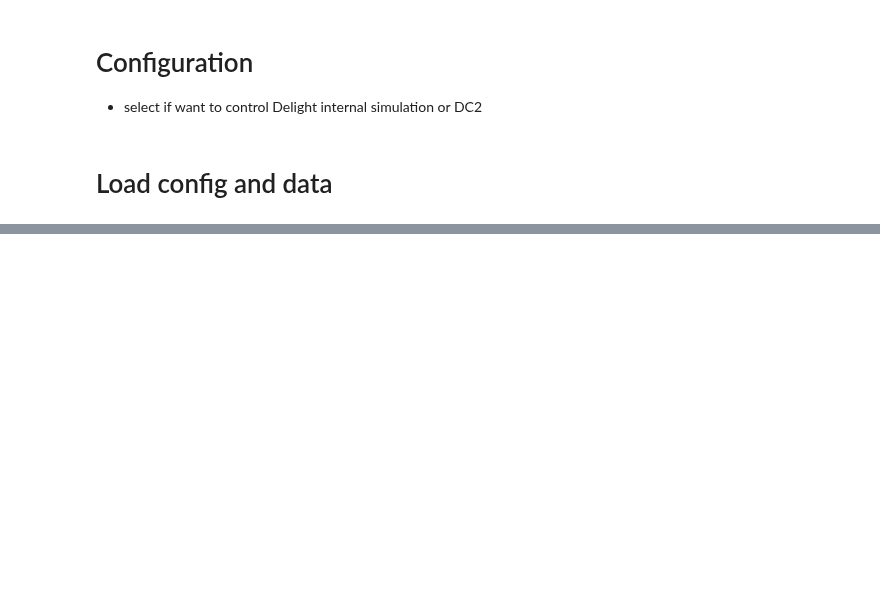
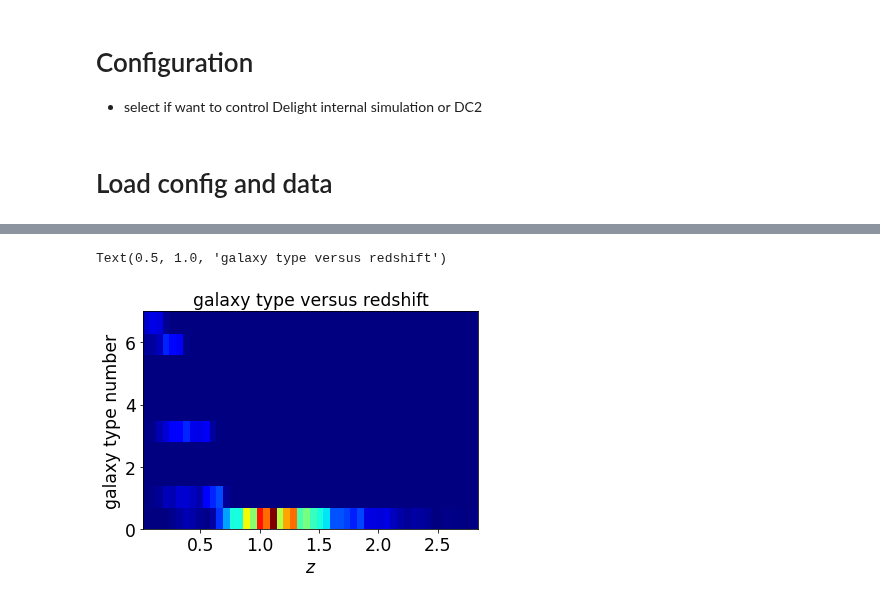
Before and after one commit to sylvielsstfr/MyDockerTools, a Jupyter notebook: UbuntuAnacondaDelightRail/notebooks/test_delight_learn/test_delightlearn.ipynb, the cells around one changed output, grey strips where cells are left out. Saved outputs shown, nothing was run; the diff lists cells and outputs as text; code cells hidden in the pictures; blank space fills up the shorter version.

```diff
--- a/UbuntuAnacondaDelightRail/notebooks/test_delight_learn/test_delightlearn.ipynb
+++ b/UbuntuAnacondaDelightRail/notebooks/test_delight_learn/test_delightlearn.ipynb
@@ -153,3 +164,11 @@ Text(0.5, 1.0, 'distribution of fitted type')
+# %%
+plt.hist2d(localData[:, 1],all_bestType,(50,10),cmap="jet");
+plt.xlabel('$z$')
+plt.ylabel('galaxy type number')
+plt.title("galaxy type versus redshift")
+# %% [output]
+Text(0.5, 1.0, 'galaxy type versus redshift')
+[figure, added]
 # %%
 plt.imshow(chi2_grid,cmap="jet")
 # %% [output]
```
Also changed, not shown: parts of 8 cells of this notebook, 3 other files.
